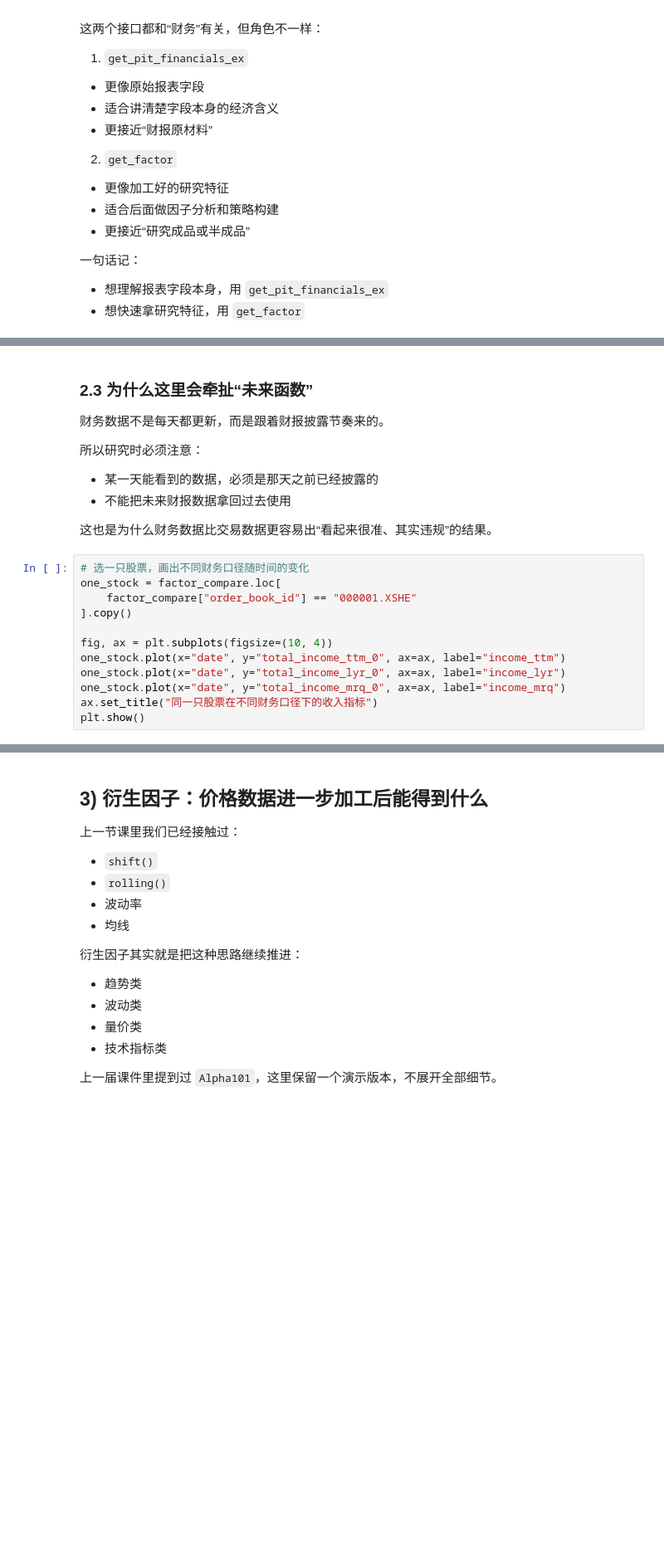
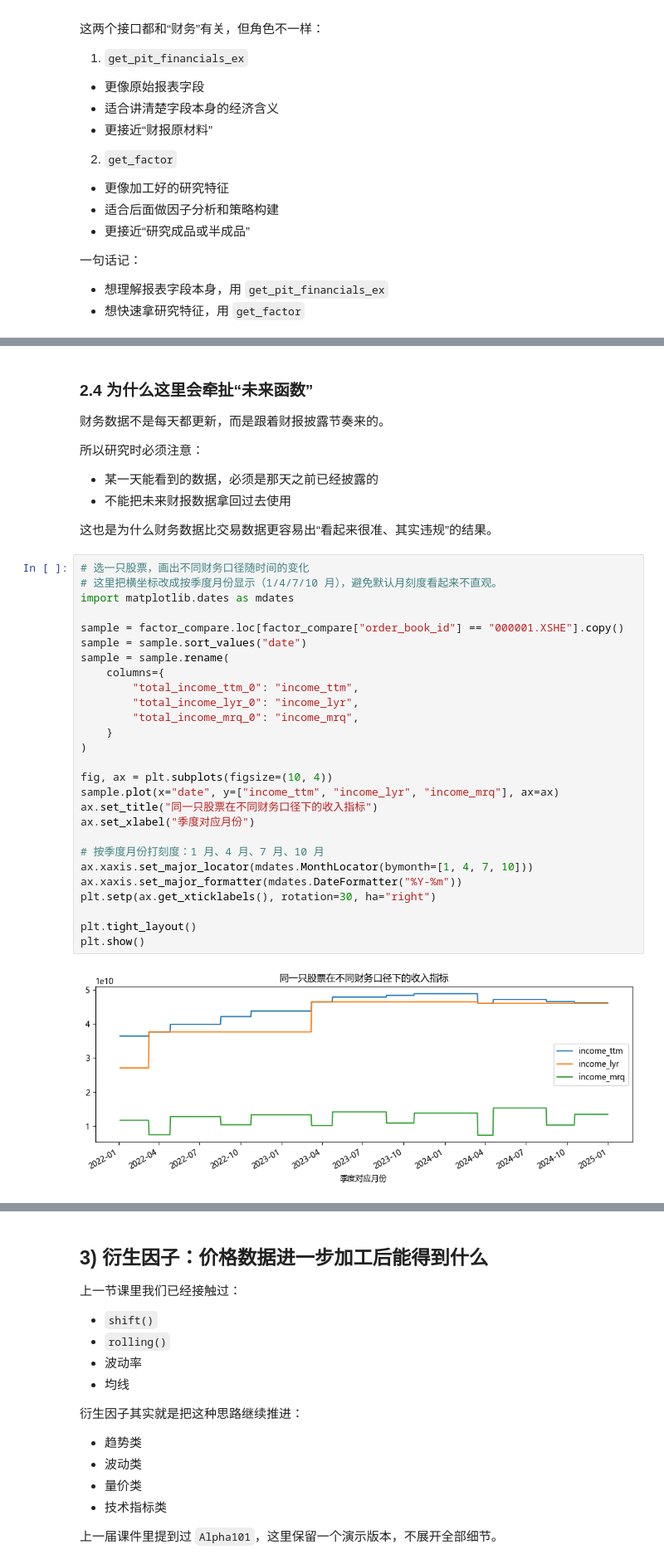
Before and after one commit to GoodNight0721/fec_workshop, a Jupyter notebook: quant_investing/compact_6lectures/C02_财务衍生宏观因子.ipynb, the cells around one changed output, grey strips where cells are left out. Shown at 83% size. Saved outputs shown, nothing was run; the diff lists cells and outputs as text; blank space fills up the shorter version.

```diff
--- a/quant_investing/compact_6lectures/C02_财务衍生宏观因子.ipynb
+++ b/quant_investing/compact_6lectures/C02_财务衍生宏观因子.ipynb
@@ -122,5 +188,5 @@ factor_compare.head()
 # %% [markdown]
-### 2.3 为什么这里会牵扯“未来函数”
+### 2.4 为什么这里会牵扯“未来函数”
 财务数据不是每天都更新，而是跟着财报披露节奏来的。
 
 所以研究时必须注意：
@@ -130,14 +196,31 @@ factor_compare.head()
 这也是为什么财务数据比交易数据更容易出“看起来很准、其实违规”的结果。
 # %%
 # 选一只股票，画出不同财务口径随时间的变化
-one_stock = factor_compare.loc[
-    factor_compare["order_book_id"] == "000001.XSHE"
-].copy()
+# 这里把横坐标改成按季度月份显示（1/4/7/10 月），避免默认月刻度看起来不直观。
+import matplotlib.dates as mdates
+
+sample = factor_compare.loc[factor_compare["order_book_id"] == "000001.XSHE"].copy()
+sample = sample.sort_values("date")
+sample = sample.rename(
+    columns={
+        "total_income_ttm_0": "income_ttm",
+        "total_income_lyr_0": "income_lyr",
+        "total_income_mrq_0": "income_mrq",
+    }
+)
 
 fig, ax = plt.subplots(figsize=(10, 4))
-one_stock.plot(x="date", y="total_income_ttm_0", ax=ax, label="income_ttm")
-one_stock.plot(x="date", y="total_income_lyr_0", ax=ax, label="income_lyr")
-one_stock.plot(x="date", y="total_income_mrq_0", ax=ax, label="income_mrq")
+sample.plot(x="date", y=["income_ttm", "income_lyr", "income_mrq"], ax=ax)
 ax.set_title("同一只股票在不同财务口径下的收入指标")
+ax.set_xlabel("季度对应月份")
+
+# 按季度月份打刻度：1 月、4 月、7 月、10 月
+ax.xaxis.set_major_locator(mdates.MonthLocator(bymonth=[1, 4, 7, 10]))
+ax.xaxis.set_major_formatter(mdates.DateFormatter("%Y-%m"))
+plt.setp(ax.get_xticklabels(), rotation=30, ha="right")
+
+plt.tight_layout()
 plt.show()
+# %% [output]
+[figure, added]
 # %% [markdown]
```
Also changed, not shown: parts of 27 cells of this notebook.
